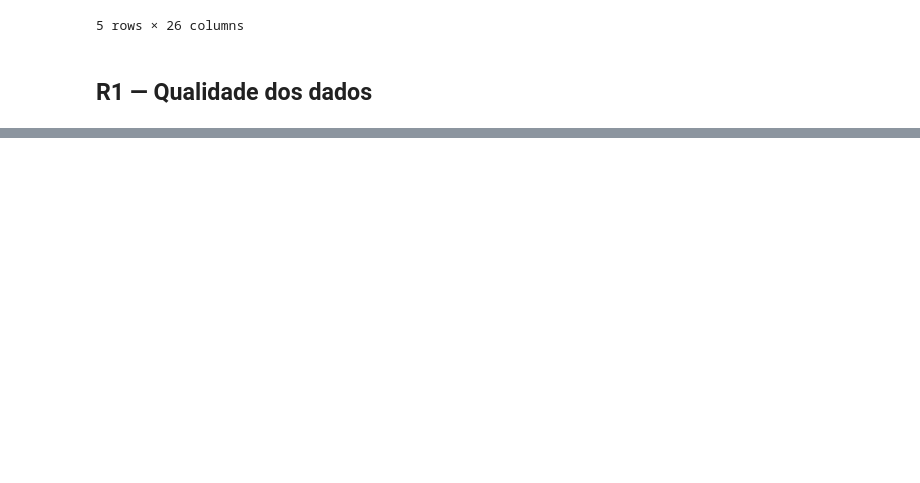
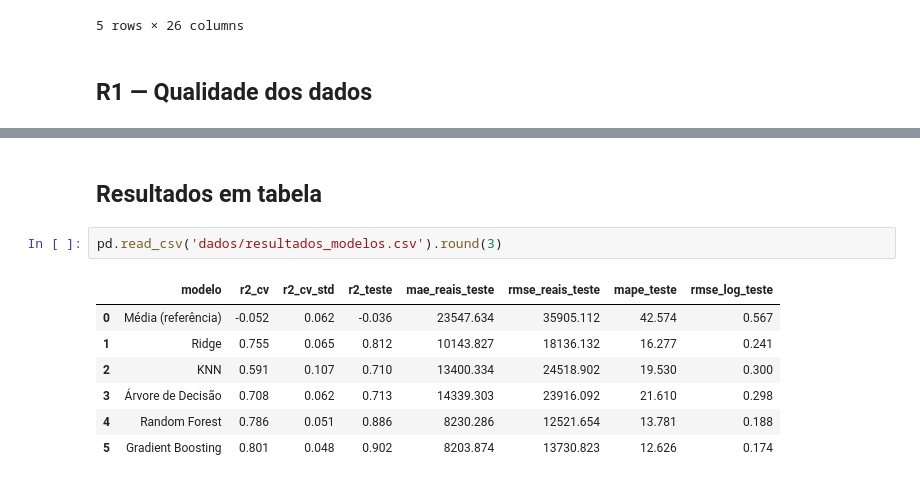
Before and after one commit to HugoVilhenaGyn/radar-imobiliario-goias-n2, a Jupyter notebook: notebook_N2.ipynb, the cells around one changed output, grey strips where cells are left out. Drawn from its saved outputs; the diff is of its cells as text; blank space fills up the shorter version.

```diff
--- a/notebook_N2.ipynb
+++ b/notebook_N2.ipynb
@@ -160,0 +282,12 @@ dtype: float64
+# %% [markdown]
+## Resultados em tabela
+# %%
+pd.read_csv('dados/resultados_modelos.csv').round(3)
+# %% [output]
+|  | modelo | r2_cv | r2_cv_std | r2_teste | mae_reais_teste | rmse_reais_teste | mape_teste | rmse_log_teste |
+| 0 | Média (referência) | -0.052 | 0.062 | -0.036 | 23547.634 | 35905.112 | 42.574 | 0.567 |
+| 1 | Ridge | 0.755 | 0.065 | 0.812 | 10143.827 | 18136.132 | 16.277 | 0.241 |
+| 2 | KNN | 0.591 | 0.107 | 0.710 | 13400.334 | 24518.902 | 19.530 | 0.300 |
+| 3 | Árvore de Decisão | 0.708 | 0.062 | 0.713 | 14339.303 | 23916.092 | 21.610 | 0.298 |
+| 4 | Random Forest | 0.786 | 0.051 | 0.886 | 8230.286 | 12521.654 | 13.781 | 0.188 |
+| 5 | Gradient Boosting | 0.801 | 0.048 | 0.902 | 8203.874 | 13730.823 | 12.626 | 0.174 |
```
Also changed, not shown: parts of 14 cells of this notebook, 23 other files.
